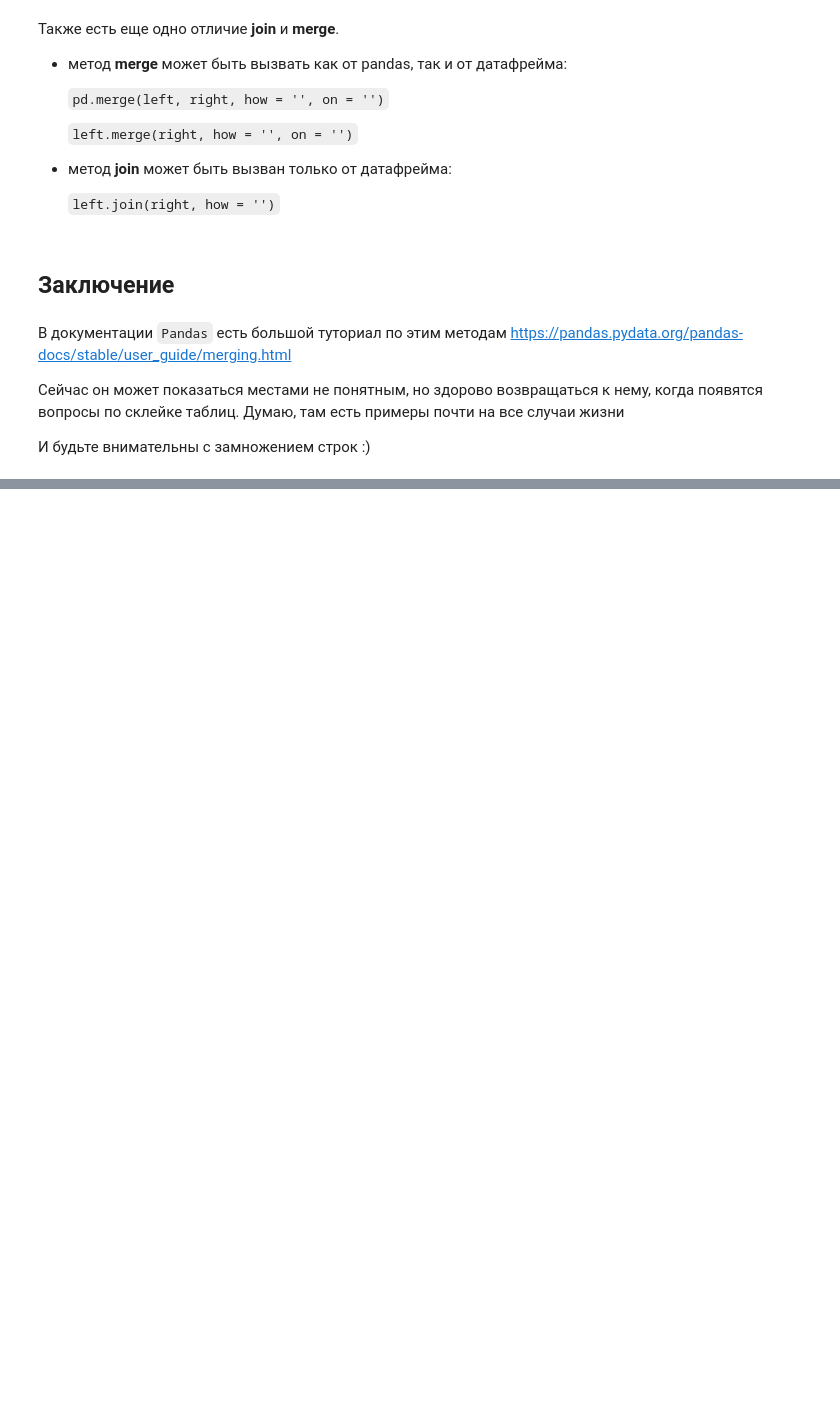
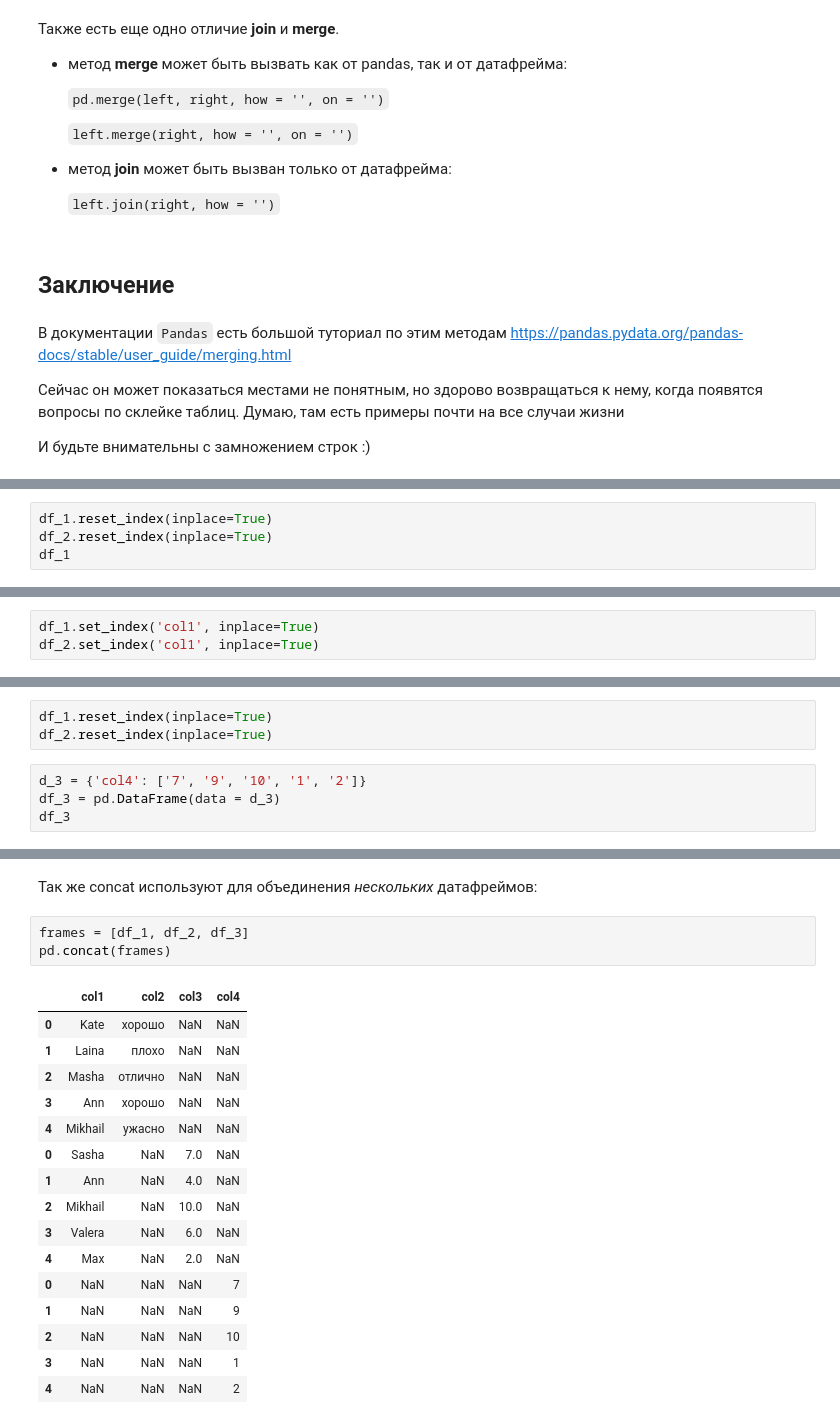
Before and after one commit to osinaanya/lessons, a Jupyter notebook: merge join.ipynb, the cells around one changed output, grey strips where cells are left out. Drawn from its saved outputs; the diff is of its cells as text; blank space fills up the shorter version.

Commit message:
Add files via upload
+ concat

```diff
--- a/merge join.ipynb
+++ b/merge join.ipynb
@@ -214,0 +228,4 @@ df_1.join([df_2, df_3], how='inner')
+# %%
+df_1.reset_index(inplace=True)
+df_2.reset_index(inplace=True)
+df_1
@@ -214,0 +281,3 @@ df_1.join([df_2, df_3], how='inner')
+# %%
+df_1.set_index('col1', inplace=True)
+df_2.set_index('col1', inplace=True)
@@ -214,0 +315,7 @@ df_1.join([df_2, df_3], how='inner')
+# %%
+df_1.reset_index(inplace=True)
+df_2.reset_index(inplace=True)
+# %%
+d_3 = {'col4': ['7', '9', '10', '1', '2']}
+df_3 = pd.DataFrame(data = d_3)
+df_3
@@ -214,0 +329,22 @@ df_1.join([df_2, df_3], how='inner')
+# %% [markdown]
+Так же concat используют для объединения _нескольких_ датафреймов:
+# %%
+frames = [df_1, df_2, df_3]
+pd.concat(frames)
+# %% [output]
+|  | col1 | col2 | col3 | col4 |
+| 0 | Kate | хорошо | NaN | NaN |
+| 1 | Laina | плохо | NaN | NaN |
+| 2 | Masha | отлично | NaN | NaN |
+| 3 | Ann | хорошо | NaN | NaN |
+| 4 | Mikhail | ужасно | NaN | NaN |
+| 0 | Sasha | NaN | 7.0 | NaN |
+| 1 | Ann | NaN | 4.0 | NaN |
+| 2 | Mikhail | NaN | 10.0 | NaN |
+| 3 | Valera | NaN | 6.0 | NaN |
+| 4 | Max | NaN | 2.0 | NaN |
+| 0 | NaN | NaN | NaN | 7 |
+| 1 | NaN | NaN | NaN | 9 |
+| 2 | NaN | NaN | NaN | 10 |
+| 3 | NaN | NaN | NaN | 1 |
+| 4 | NaN | NaN | NaN | 2 |
```
Also changed, not shown: parts of 18 cells of this notebook.
